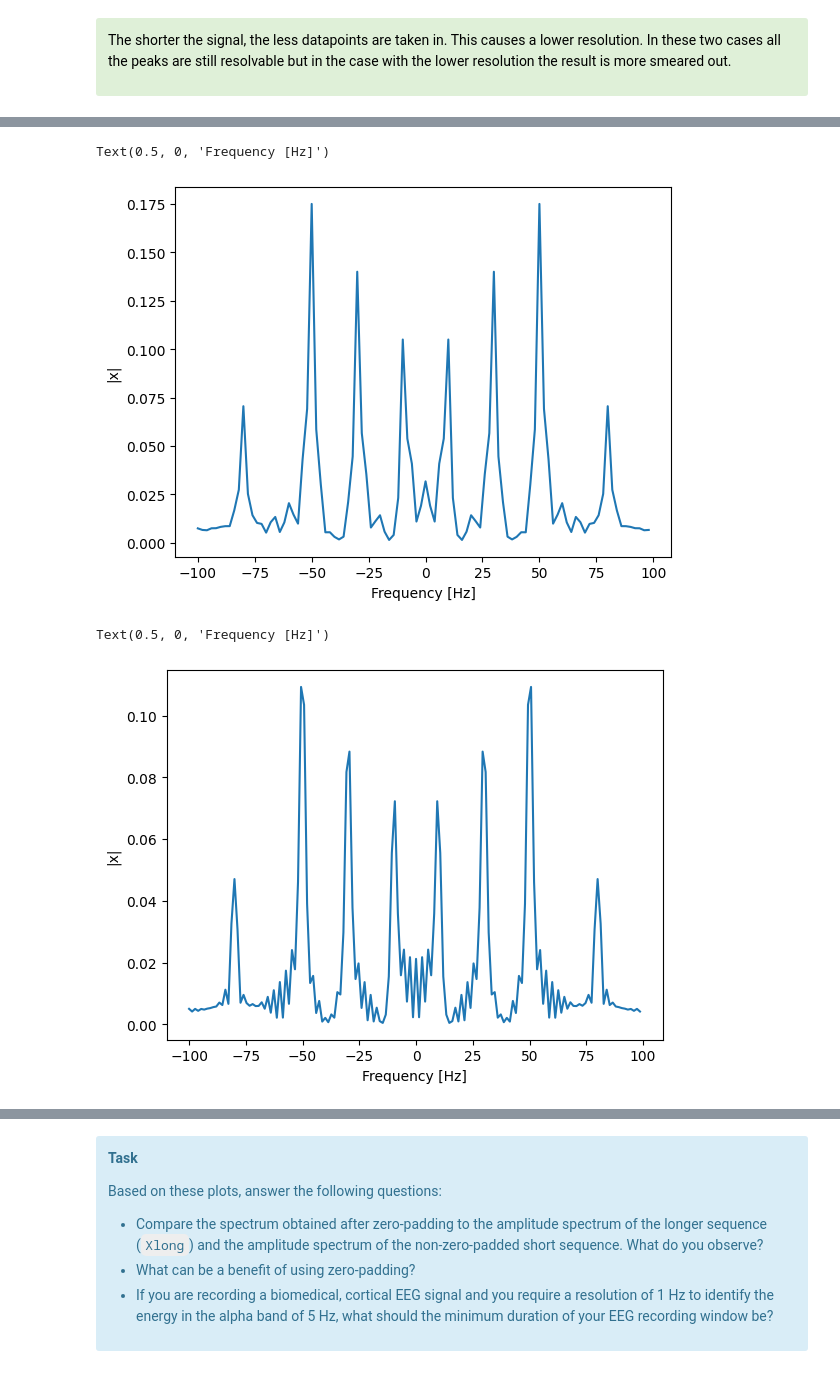
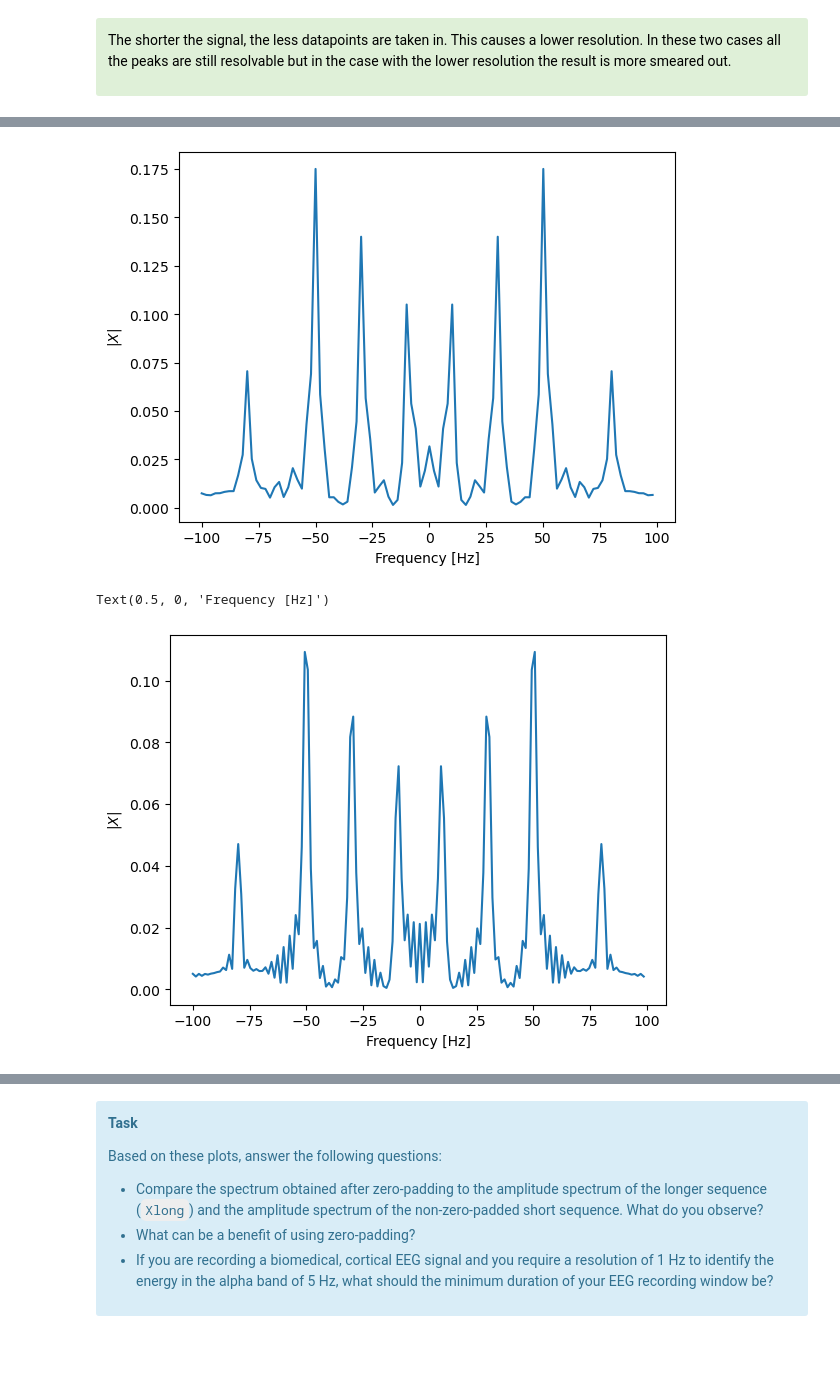
Before and after one commit to mrcocolinho/MSPS-Assignments, a Jupyter notebook: Notebooks/Assignment 1/ex01.ipynb, the cells around one changed output, grey strips where cells are left out. Drawn from its saved outputs; the diff is of its cells as text; code cells hidden in the pictures.

```diff
--- a/Notebooks/Assignment 1/ex01.ipynb
+++ b/Notebooks/Assignment 1/ex01.ipynb
@@ -360,20 +361,21 @@ What your answer should look like:
 # %%
 Fs = 200
 n = np.concatenate((np.arange(0, 0.35, 1/Fs),np.zeros(int(0.15*Fs))))
 
 signal = 0.3*np.sin(2*np.pi*n*10) + 0.4*np.sin(2*np.pi*n*30) + 0.5*np.sin(2*np.pi*n*50) + 0.2*np.sin(2*np.pi*n*80)
 
 DFT = fft.fft(signal)
 mag = fft.fftshift(np.abs(DFT)/n.size)
 a = mag.size
 freq = fft.fftshift(fft.fftfreq(a, d=1/Fs))
 
 plt.plot(freq,mag)
-plt.ylabel('|x|')
+plt.ylabel('$|X|$')
 plt.xlabel('Frequency [Hz]')
+
+plt.show()
 # %% [output]
-Text(0.5, 0, 'Frequency [Hz]')
-[figure, old version]
+[figure, new version]
 # %%
 Fs = 200
 n = np.concatenate((np.arange(0, 0.35, 1/Fs),np.zeros(int(0.4*Fs))))
@@ -386,11 +388,11 @@ a = mag.size
 freq = fft.fftshift(fft.fftfreq(a, d=1/Fs))
 
 plt.plot(freq,mag)
-plt.ylabel('|x|')
+plt.ylabel('$|X|$')
 plt.xlabel('Frequency [Hz]')
 # %% [output]
 Text(0.5, 0, 'Frequency [Hz]')
-[figure, old version]
+[figure, new version]
 # %%
 Fs = 200
 n = np.concatenate((np.arange(0, 0.35, 1/Fs),np.zeros(int(0.65*Fs))))
```
Also changed, not shown: parts of 19 cells of this notebook, 3 other files.
